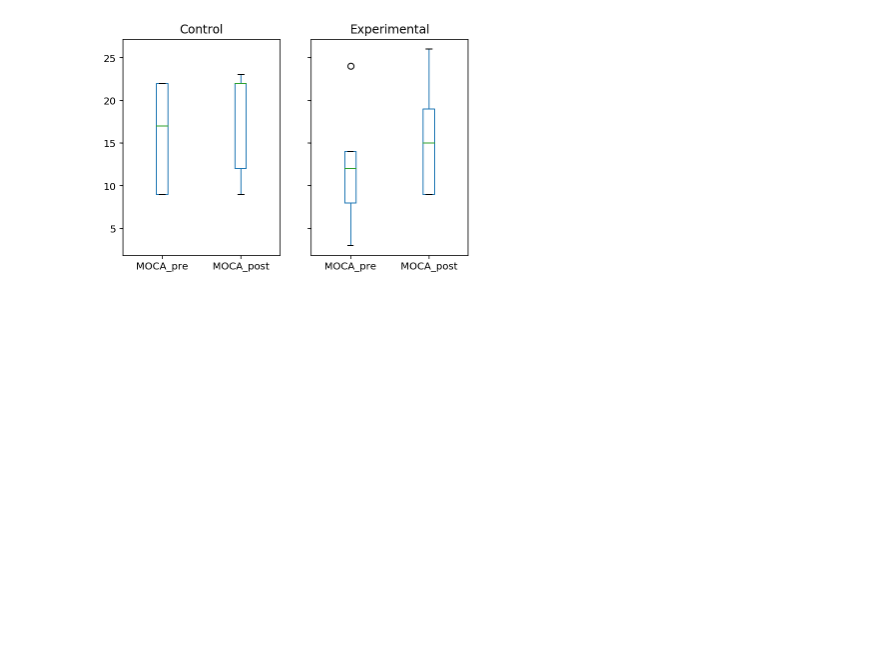
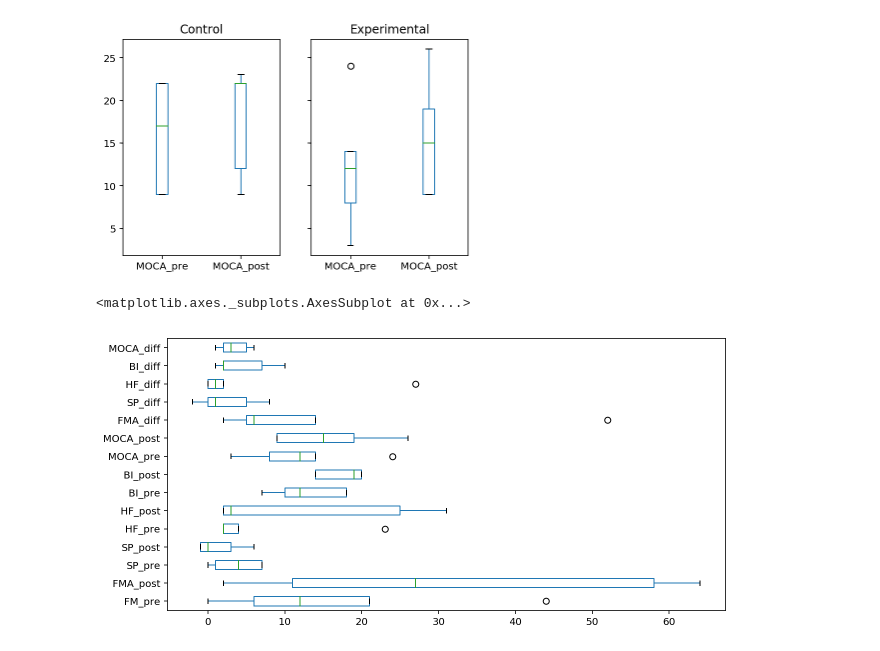
Before and after one commit to TKaewlee/statistical-analysis, a Jupyter notebook: Gyro-Data Analysis.ipynb, the cells around one changed output. Cells and saved outputs as stored; diff of their text form; code cells hidden in the pictures; blank space fills up the shorter version.

```diff
--- a/Gyro-Data Analysis.ipynb
+++ b/Gyro-Data Analysis.ipynb
@@ -313,0 +364,11 @@ result.iloc[:, 13:].boxplot()
+# %%
+## Data cleaning
+demo = pd.read_csv('demographic-CM.csv', index_col='Variables', parse_dates=['Stroke date', 'Admit date'], dayfirst=True)
+demo['Gender'] = demo.Gender.map(lambda s: 1 if s == "M" else 0)
+demo['Group'] = demo.index.map(lambda s: 'Experimental' if s <= 5  else 'Control')
+demo['Day after stroke'] = (demo['Admit date'] - demo['Stroke date']) / np.timedelta64(1, 'D')
+demo['Stroke Stage'] = demo['Stroke Stage'].map(lambda s: 1 if s == "Acute" else 0)
+demo['Stroke Types'] = demo['Stroke Types'].map(lambda s: 0 if s == 'Hemorrhagic stroke' else 1)
+demo['Schooling years'] = demo['Schooling years'].map(lambda s: 1 if s == 'Primary' else 0)
+demo.drop(['Acute', 'Chronic', 'Stroke date', 'Admit date'], axis=1, inplace=True)
+demo
@@ -313,0 +433,4 @@ result.iloc[:, 13:].boxplot()
+# %%
+qualitativeData = ['Age', 'Day after stroke',  'Brunnstrom stage', 'MMSE', '9Q',]
+quantitativeData = ['Gender', 'Right side weakness ', 'Right handed',
+    'Stroke Stage', 'Stroke Types', 'Schooling years']
@@ -313,0 +439,5 @@ result.iloc[:, 13:].boxplot()
+# %%
+for i in qualitativeData:
+    result =stats.mannwhitneyu(demo[demo.Group.str.contains('Exp')][i],
+                       demo[demo.Group.str.contains('Con')][i])
+    print(i, ':', result, '\n')
@@ -313,0 +456,7 @@ result.iloc[:, 13:].boxplot()
+# %%
+for i in quantitativeData:
+    crosstab = pd.crosstab(demo[i], demo['Group'])
+    print(i, ':\n', crosstab, '\n', stats.chi2_contingency(crosstab), '\n')
+    #The first value (32.408) is the Chi-square value,
+    #followed by the p-value (4.29e-07), then comes the degrees of freedom (3),
+    # and lastly it outputs the expected frequencies as an array.
@@ -483,0 +655,5 @@ for i in range(len(pre)):
+# %%
+result[result.Group.str.contains('Exp')].boxplot(vert=False, grid=False, figsize=(10,5))
+# %% [output]
+<matplotlib.axes._subplots.AxesSubplot at 0x...>
+[figure, added]
```
Also changed, not shown: parts of 22 cells of this notebook, 2 other files.
